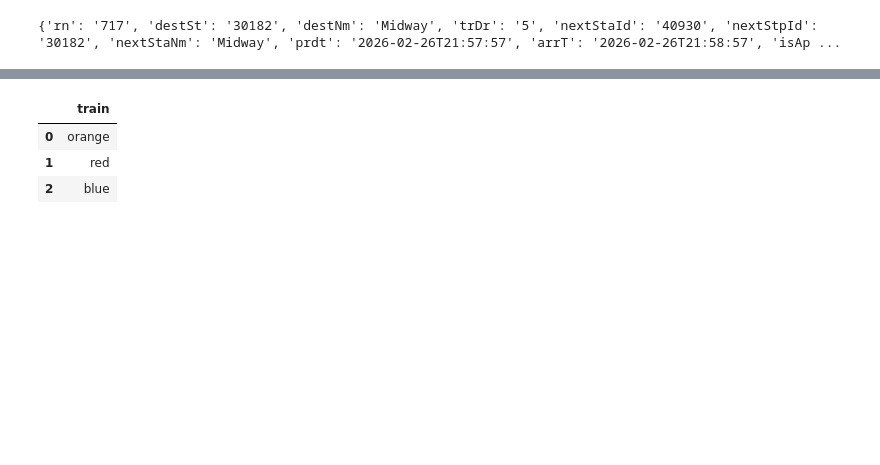
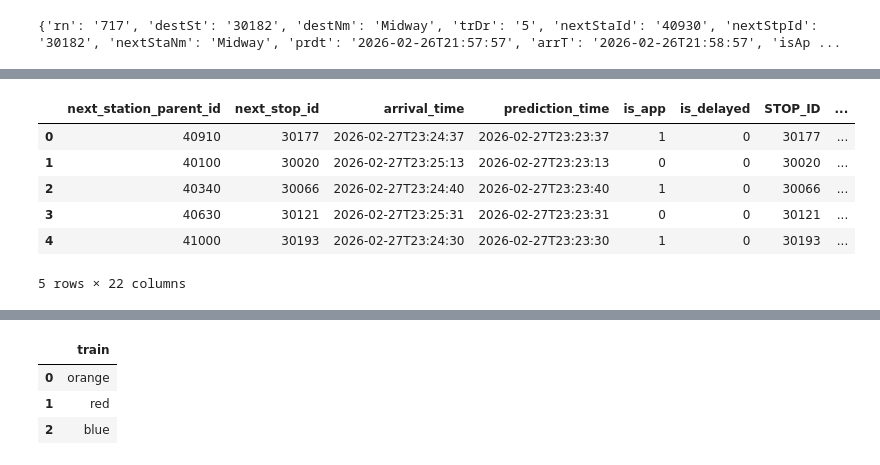
Before and after one commit to lreed2450/CTA_LED_Map_project, a Jupyter notebook: initial_exploration.ipynb, the cells around one changed output, grey strips where cells are left out. Drawn from its saved outputs; the diff is of its cells as text; code cells hidden in the pictures; blank space fills up the shorter version.

Commit message:
finalize data model; first lapi join

```diff
--- a/initial_exploration.ipynb
+++ b/initial_exploration.ipynb
@@ -99,3 +124,11 @@ all_nxt_sta_dict= {}
 print(response['ctatt']['route'][0]['train'][0])
 # %% [output]
 {'rn': '717', 'destSt': '30182', 'destNm': 'Midway', 'trDr': '5', 'nextStaId': '40930', 'nextStpId': '30182', 'nextStaNm': 'Midway', 'prdt': '2026-02-26T21:57:57', 'arrT': '2026-02-26T21:58:57', 'isAp ...
+# %%
+# data downloaded from
+# https://data.cityofchicago.org/Transportation/CTA-System-Information-List-of-L-Stops/8pix-ypme/about_data
+
+metadata_df = pd.read_csv('CTA_List_of_\'L\'_Stops_20260227.csv')
+metadata_df[metadata_df['STOP_ID'] == 30182]
+# metadata_df.sort_index().head()
+# df.dtypesSystem_Information_-
@@ -102 +138,13 @@ print(response['ctatt']['route'][0]['train'][0])
+# %%
+lapi_df['next_stop_id'] = lapi_df['next_stop_id'].astype(int)
+
+lapi_df.merge(metadata_df, left_on='next_stop_id', right_on='STOP_ID', how='left', suffixes=["_fact", "_dim"]).head()
+# %% [output]
+|  | next_station_parent_id | next_stop_id | arrival_time | prediction_time | is_app | is_delayed | STOP_ID | ... |
+| 0 | 40910 | 30177 | 2026-02-27T23:24:37 | 2026-02-27T23:23:37 | 1 | 0 | 30177 | ... |
+| 1 | 40100 | 30020 | 2026-02-27T23:25:13 | 2026-02-27T23:23:13 | 0 | 0 | 30020 | ... |
+| 2 | 40340 | 30066 | 2026-02-27T23:24:40 | 2026-02-27T23:23:40 | 1 | 0 | 30066 | ... |
+| 3 | 40630 | 30121 | 2026-02-27T23:25:31 | 2026-02-27T23:23:31 | 0 | 0 | 30121 | ... |
+| 4 | 41000 | 30193 | 2026-02-27T23:24:30 | 2026-02-27T23:23:30 | 1 | 0 | 30193 | ... |
+5 rows × 22 columns
 # %% [markdown]
```
Also changed, not shown: parts of 8 cells of this notebook, 1 other file.
